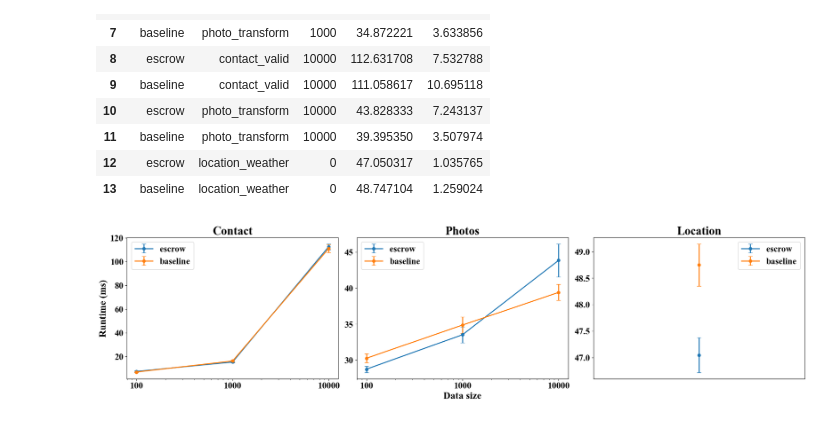
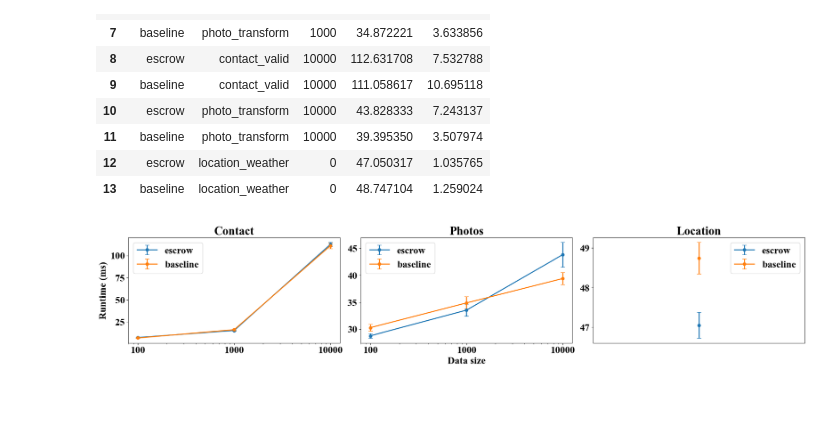
Before and after one commit to youny626/AppleEscrow, a Jupyter notebook: Benchmark/plot_overhead.ipynb, the cells around one changed output. Drawn from its saved outputs; the diff is of its cells as text; code cells hidden in the pictures.

```diff
--- a/Benchmark/plot_overhead.ipynb
+++ b/Benchmark/plot_overhead.ipynb
@@ -50,35 +51,35 @@ queries = {
     'location_weather': 'Location'
 }
 approaches = data['approach'].unique()
-fig, axes = plt.subplots(1, 3, figsize=(20, 5), sharey=False, constrained_layout=True)
+fig, axes = plt.subplots(1, 3, figsize=(20, 4), sharey=False, constrained_layout=True)
 
 for ax, (q, title) in zip(axes, queries.items()):
     is_loc_plot = (title == 'Location')
 
     for approach in approaches:
         d = data[(data['query'] == q) & (data['approach'] == approach)].sort_values('size')
         if is_loc_plot:
             d = d[d['size'] == 0]
         if d.empty:
             continue
         ax.errorbar(d['size'], d['mean_ms'], yerr=d['std_ms']/np.sqrt(10), marker='o', capsize=4, label=approach, linewidth=2)
     ax.set_title(title)
     # ax.set_yscale('log')
     if is_loc_plot:
         ax.set_xticks([])
     else:
         ax.set_xscale('log')
         ax.set_xticks(sorted(d['size'].unique()))
         ax.get_xaxis().set_major_formatter(plt.ScalarFormatter())
     if title == 'Photos':
         ax.set_xlabel('Data size')
-    ax.tick_params(axis='both', which='major', labelsize=18)
-    ax.legend(fontsize=18)
+    ax.tick_params(axis='x', which='major', labelsize=20)
+    ax.legend(fontsize=20)
 axes[0].set_ylabel('Runtime (ms)', fontweight='bold')
 # plt.tight_layout()  # not needed with constrained_layout
 fig_name = f"figures/overhead/overhead.pdf"
 plt.savefig(fig_name, bbox_inches='tight')
 plt.show()
 plt.close()
 # %% [output]
-[figure, old version]
+[figure, new version]
```
Also changed, not shown: parts of 1 cell of this notebook, 7 other files.
